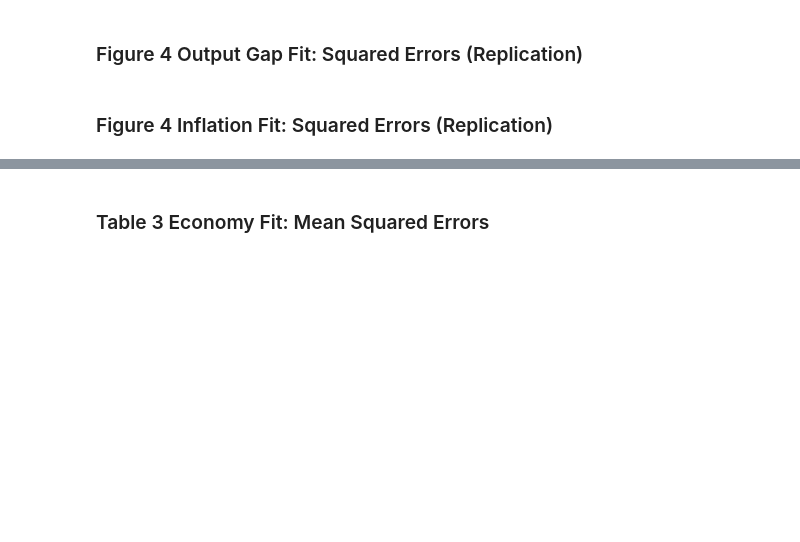
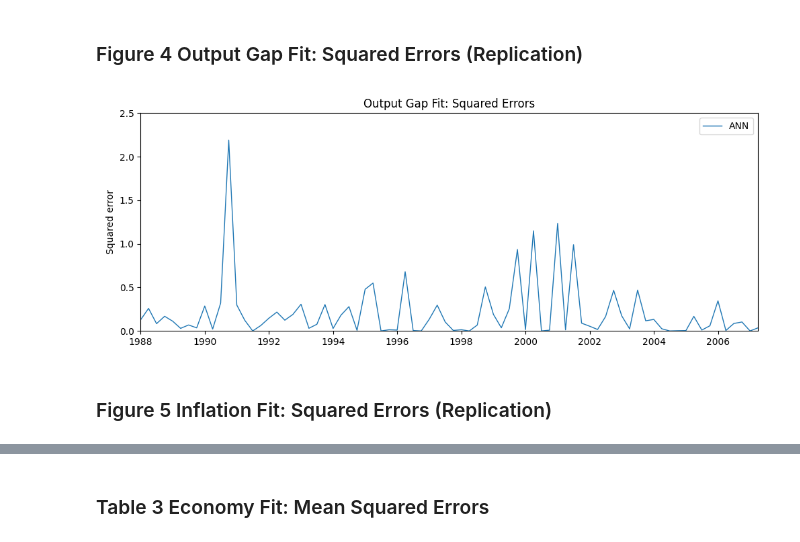
Before and after one commit to erskordi/Autonomous_Fed, a Jupyter notebook: notebooks/non_linear_environnment.ipynb, the cells around one changed output, grey strips where cells are left out. Drawn from its saved outputs; the diff is of its cells as text; code cells hidden in the pictures; blank space fills up the shorter version.

```diff
--- a/notebooks/non_linear_environnment.ipynb
+++ b/notebooks/non_linear_environnment.ipynb
@@ -804,36 +854,38 @@ else:
 # === 2. ANN fitted values on full sample ===
 y_full_true = y_full_y.detach().cpu().numpy().reshape(-1)
 
 y_full_hat_ann = predict(
     best_y["model"],
     X_full_y_raw,
     y_meta["x_scaler"],   # scalers from training
     y_meta["y_scaler"],
     device="cpu"
 )
 
 sq_err_ann = (y_full_true - y_full_hat_ann) ** 2
 
 # === 3. Plot, Figure-4 style ===
 fig, ax = plt.subplots(figsize=(10, 4))
 
 ax.plot(idx_plot, sq_err_ann, label="ANN", linewidth=1)
 
 ax.set_title("Output Gap Fit: Squared Errors")
 ax.set_ylabel("Squared error")
 ax.set_xlabel("")
-ax.set_ylim(0, 2)
+ax.set_ylim(0, 2.5)
 
 ax.set_xlim(idx_plot[0], idx_plot[-1])
 ax.xaxis.set_major_locator(mdates.YearLocator(2))
 ax.xaxis.set_major_formatter(mdates.DateFormatter("%Y"))
 
 ax.legend(loc="upper right")
 
 plt.tight_layout()
 plt.show()
+# %% [output]
+[figure, added]
 # %% [markdown]
-### Figure 4 Inflation Fit: Squared Errors (Replication)
+### Figure 5 Inflation Fit: Squared Errors (Replication)
 # %%
 import matplotlib.pyplot as plt
 import matplotlib.dates as mdates
```
Also changed, not shown: parts of 14 cells of this notebook, 2 other files.
